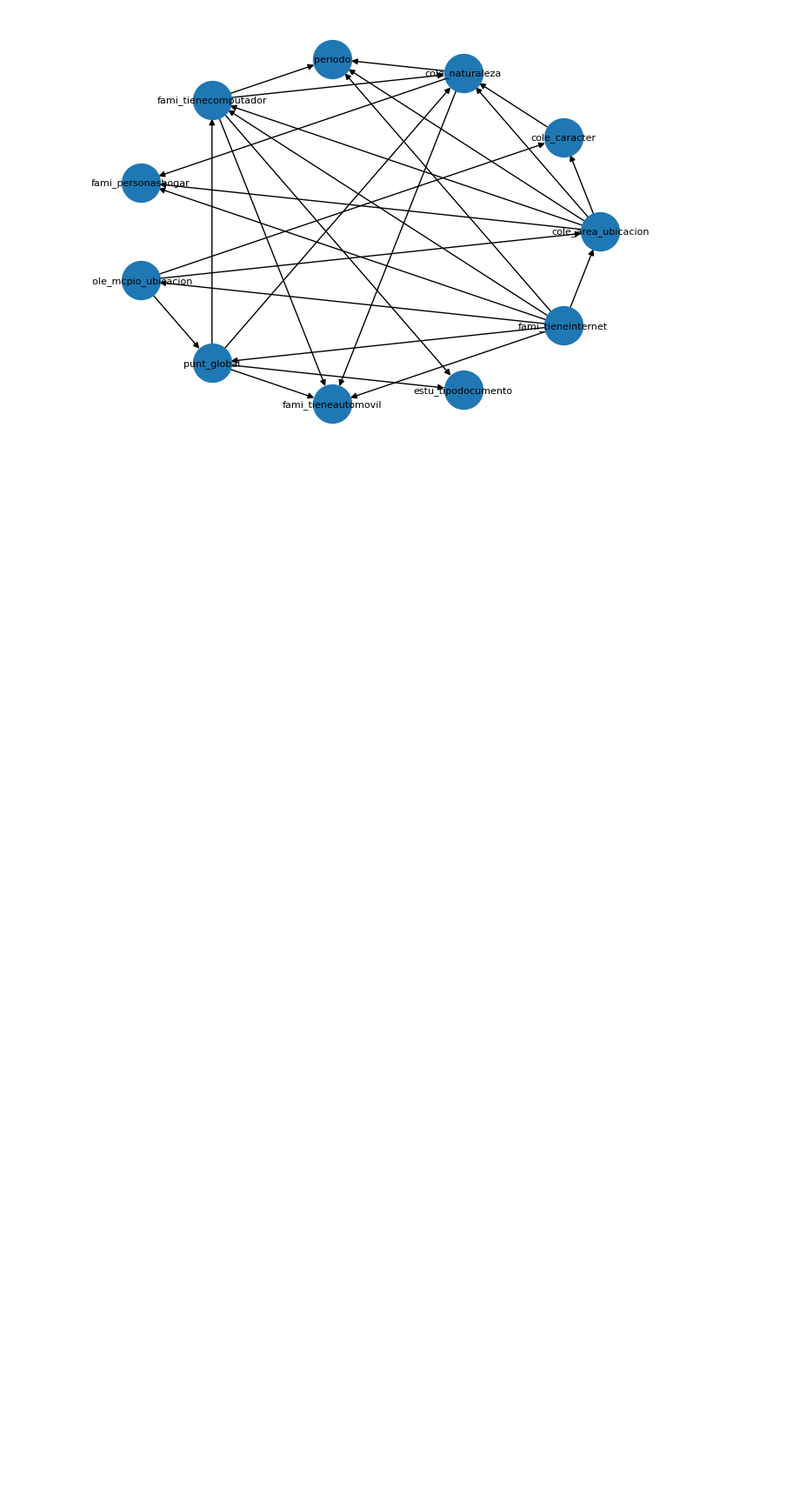
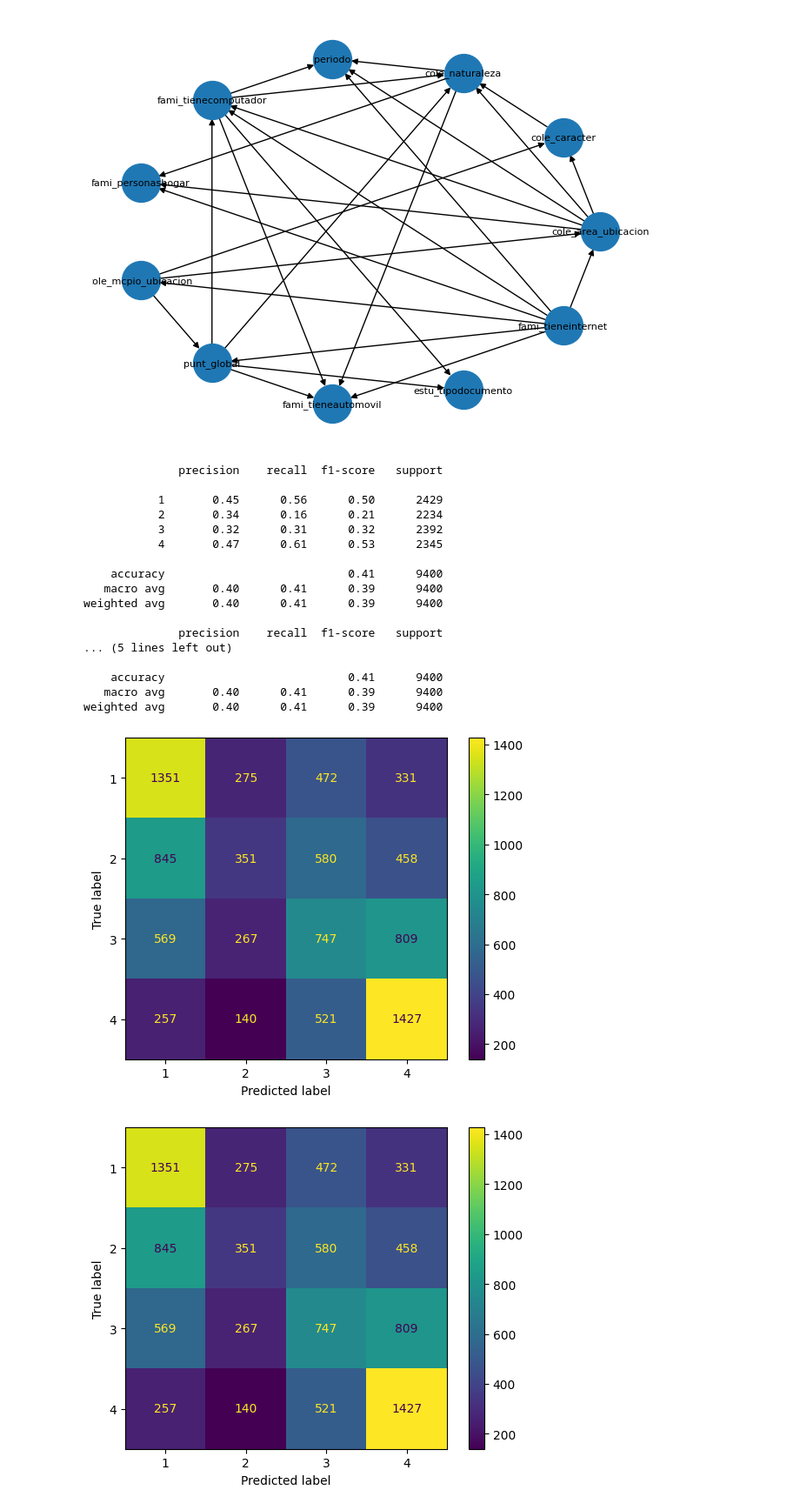
Before and after one commit to Pedro2409/Proyecto3, a Jupyter notebook: Modelo_Final.ipynb, the cells around one changed output. Shown: that part at 87% size. Drawn from its saved outputs; the diff is of its cells as text; code cells hidden in the pictures; blank space fills up the shorter version.

```diff
--- a/Modelo_Final.ipynb
+++ b/Modelo_Final.ipynb
@@ -24,7 +24,7 @@ import networkx as nx
 import matplotlib.pyplot as plt
 
 #Cargamos la base de datos
-datos = 'BD_Quartiles.csv'
+datos = 'BD_Cuartiles.csv'
 df_global = pd.read_csv(datos)
 # %%
 #Eliminamos las columnas que no correlacionadas (segun el mapa) y los puntajes
@@ -275,3 +275,67 @@ plt.show()
 # %% [output]
 [figure]
 [figure]
+# %%
+import mlflow
+import mlflow.sklearn
+from sklearn.model_selection import train_test_split
+from sklearn.metrics import accuracy_score, confusion_matrix, classification_report, ConfusionMatrixDisplay
+from pgmpy.estimators import MaximumLikelihoodEstimator
+
+# defina el servidor para llevar el registro de modelos y artefactos
+mlflow.set_tracking_uri('http://localhost:5000')
+# registre el experimento
+mlflow.set_experiment("P3")
+
+# ... Tu código existente ...
+
+# Lista de combinaciones a probar (puedes ajustar esto según tus necesidades)
+combinaciones_a_probar = [
+    {"data": data_k2, "modelo": modelo_k2, "nombre": "Modelo K2"},
+    {"data": data_BS, "modelo": modelo_BS, "nombre": "Modelo BicScore"},
+    # Agrega más combinaciones según sea necesario
+]
+
+# Realizar pruebas para cada combinación
+for combinacion in combinaciones_a_probar:
+    with mlflow.start_run() as run:  # Iniciar un nuevo run de MLflow para cada prueba
+        mlflow.set_experiment("P3")  # Establecer el experimento (por si no se ha establecido antes)
+        mlflow.log_param("nombre_modelo", combinacion["nombre"])  # Registrar el nombre del modelo en MLflow
+
+        # Resto de tu código para la prueba...
+
+        # Calcular y registrar la métrica de interés (accuracy)
+        exactitud = accuracy_score(pruebay, predic)
+        mlflow.log_metric("exactitud", exactitud)
+
+        # Matriz de confusión
+        cm = confusion_matrix(pruebay, predic)
+        etiquetas_clases_reales = sorted(pruebay.unique())
+        disp = ConfusionMatrixDisplay(confusion_matrix=cm, display_labels=etiquetas_clases_reales)
+        disp.plot()
+
+        # Reporte de clasificación
+        print(classification_report(pruebay, predic))
+
+        # Finalizar el run actual de MLflow
+        mlflow.end_run()
+# %% [output]
+              precision    recall  f1-score   support
+
+           1       0.45      0.56      0.50      2429
+           2       0.34      0.16      0.21      2234
+           3       0.32      0.31      0.32      2392
+           4       0.47      0.61      0.53      2345
+
+    accuracy                           0.41      9400
+   macro avg       0.40      0.41      0.39      9400
+weighted avg       0.40      0.41      0.39      9400
+
+              precision    recall  f1-score   support
+... (5 lines left out)
+
+    accuracy                           0.41      9400
+   macro avg       0.40      0.41      0.39      9400
+weighted avg       0.40      0.41      0.39      9400
+[figure, added]
+[figure, added]
```
Also changed, not shown: 42 other files.
